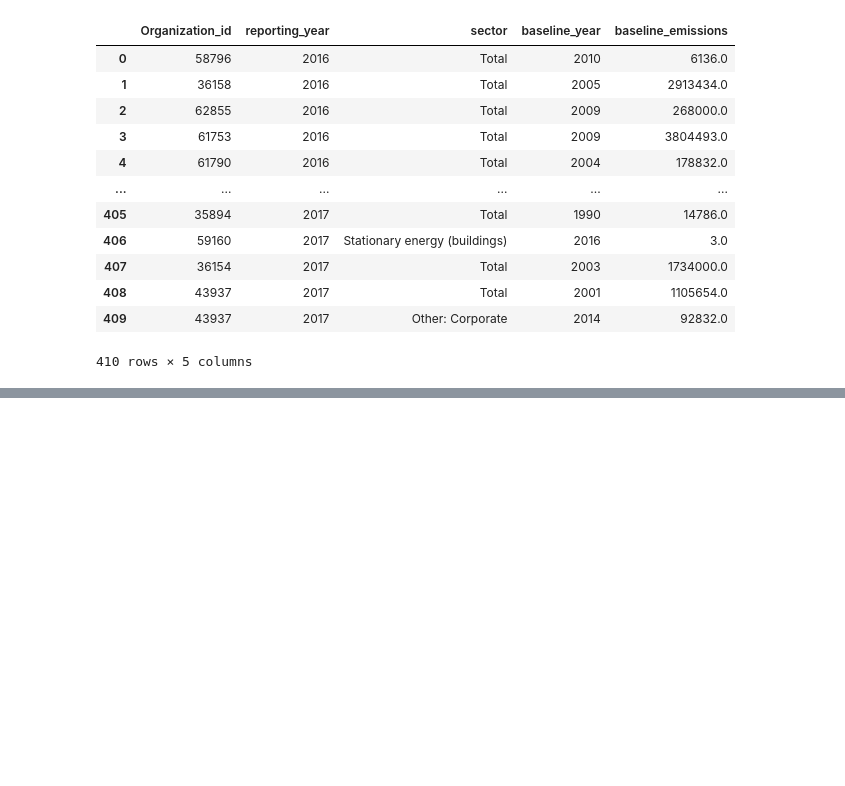
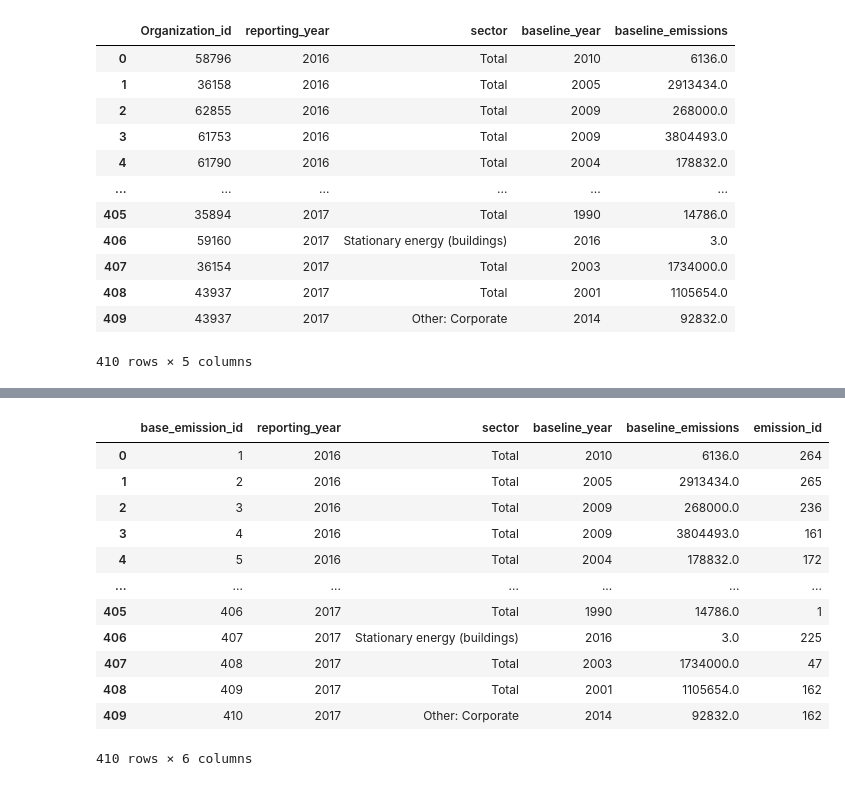
Before and after one commit to Gruppe-H/DB_assignment1, a Jupyter notebook: Dataset_Base_Emissions.ipynb, the cells around one changed output, grey strips where cells are left out. Cells and saved outputs as stored; diff of their text form; code cells hidden in the pictures; blank space fills up the shorter version.

```diff
--- a/Dataset_Base_Emissions.ipynb
+++ b/Dataset_Base_Emissions.ipynb
@@ -542,0 +615,12 @@ dtype: int64
+# %%
+# now need to have final_base_emission_df point to emission_id and remove Organization_id
+
+# Assuming emission_df_updated has 'org_id' and 'emission_id' columns
+emission_mapping = final_emission_df[['Organization_id', 'emission_id']].set_index('Organization_id')['emission_id']
+
+# Map 'org_id' in base_emission_df to 'emission_id' using the mapping
+# The 'map' function replaces each 'org_id' with its corresponding 'emission_id'
+final_base_emission_df['emission_id'] = final_base_emission_df['Organization_id'].map(emission_mapping)
+
+# drop Organization_id column
+final_base_emission_df.drop(columns=['Organization_id'], inplace=True)
@@ -543,2 +633,18 @@ dtype: int64
+# %%
+final_base_emission_df
+# %% [output]
+|  | base_emission_id | reporting_year | sector | baseline_year | baseline_emissions | emission_id |
+| 0 | 1 | 2016 | Total | 2010 | 6136.0 | 264 |
+| 1 | 2 | 2016 | Total | 2005 | 2913434.0 | 265 |
+| 2 | 3 | 2016 | Total | 2009 | 268000.0 | 236 |
+| 3 | 4 | 2016 | Total | 2009 | 3804493.0 | 161 |
+| 4 | 5 | 2016 | Total | 2004 | 178832.0 | 172 |
+| ... | ... | ... | ... | ... | ... | ... |
+| 405 | 406 | 2017 | Total | 1990 | 14786.0 | 1 |
+| 406 | 407 | 2017 | Stationary energy (buildings) | 2016 | 3.0 | 225 |
+| 407 | 408 | 2017 | Total | 2003 | 1734000.0 | 47 |
+| 408 | 409 | 2017 | Total | 2001 | 1105654.0 | 162 |
+| 409 | 410 | 2017 | Other: Corporate | 2014 | 92832.0 | 162 |
+410 rows × 6 columns
 # %%
 final_base_emission_df.to_csv('DBassign1/base_emission_table.csv', sep=';', index=False)
```
Also changed, not shown: parts of 9 cells of this notebook, 7 other files.
